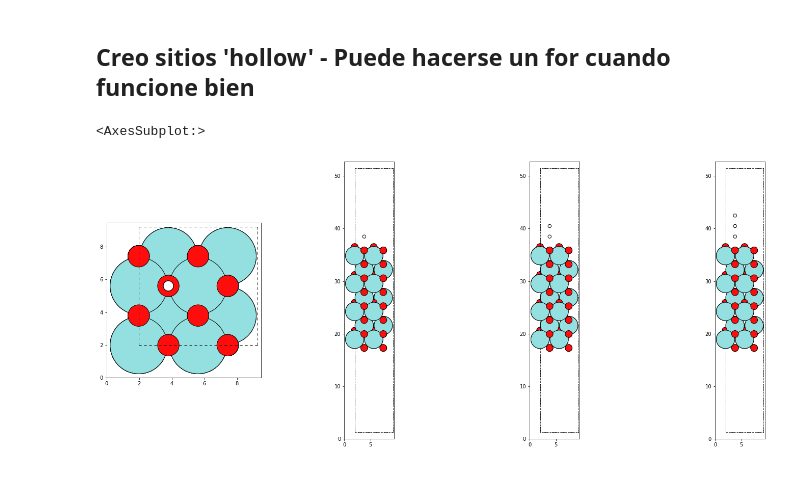
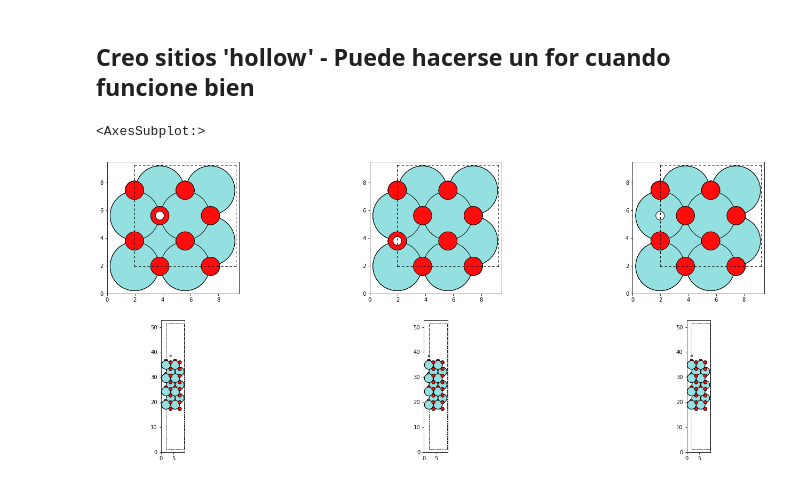
Before and after one commit to Division-Aleaciones-Especiales/ZrO2-Fractura, a Jupyter notebook: Sitios_ZrO2_2x2.ipynb, the cells around one changed output. Saved outputs shown, nothing was run; the diff lists cells and outputs as text; code cells hidden in the pictures.

```diff
--- a/Sitios_ZrO2_2x2.ipynb
+++ b/Sitios_ZrO2_2x2.ipynb
@@ -26,4 +26,4 @@ tl.plotviews(ZrO2001Oterm[0])
 # %% [markdown]
 ### · Creo Celda 2x2
 # %%
-ZrO2001Oterm_2x2 = [make_supercell(ZrO2001Oterm[i],[[2,0,0],[0,2,0],[0,0,1]],tol=1e-10, wrap=True) for i in range(len(ZrO2001Oterm))]
+ZrO2001Oterm_2x2_unsorted = [make_supercell(thisurface,[[2,0,0],[0,2,0],[0,0,1]],tol=1e-10, wrap=True) for thisurface in ZrO2001Oterm]
@@ -30,3 +32,5 @@ ZrO2001Oterm_2x2 = [make_supercell(ZrO2001Oterm[i],[[2,0,0],[0,2,0],[0,0,1]],tol
+# %%
+ZrO2001Oterm_2x2 = [sort(thissurface.copy()) for thissurface in ZrO2001Oterm_2x2_unsorted]
 # %%
 tl.plotviews(ZrO2001Oterm_2x2[0])
 # %% [output]
@@ -40,17 +44,20 @@ SitesZrO2 = []
 tl.get_adsite(ZrO2001Oterm_2x2[0], site='hollow', face='top')
 SitesZrO2.append(tl.make_adstruc(ZrO2001Oterm_2x2[0], 'RotBotTop', theface='top', thesite='hollow'))
 
-tl.get_adsite(SitesZrO2[0], site='hollow', face='top')
-SitesZrO2.append(tl.make_adstruc(SitesZrO2[0], 'RotBotTop', theface='top', thesite='hollow'))
+tl.get_adsite(ZrO2001Oterm_2x2[0], site='top', face='top')
+SitesZrO2.append(tl.make_adstruc(ZrO2001Oterm_2x2[0], 'RotBotTop', theface='top', thesite='top'))
 
-tl.get_adsite(SitesZrO2[1], site='hollow', face='top')
-SitesZrO2.append(tl.make_adstruc(SitesZrO2[1], 'RotBotTop', theface='top', thesite='hollow'))
+tl.get_adsite(ZrO2001Oterm_2x2[0], site='bridge', face='top')
+SitesZrO2.append(tl.make_adstruc(ZrO2001Oterm_2x2[0], 'RotBotTop', theface='top', thesite='bridge'))
 # %%
-fig, ax = plt.subplots(1, 4)
-plot_atoms(SitesZrO2[2], ax=ax[0])
-plot_atoms(SitesZrO2[0], ax=ax[1], rotation="-90x")
-plot_atoms(SitesZrO2[1], ax=ax[2], rotation="-90x")
-plot_atoms(SitesZrO2[2], ax=ax[3], rotation="-90x")
+fig, ax = plt.subplots(2, 3)
+plot_atoms(SitesZrO2[0], ax=ax[0,0])
+plot_atoms(SitesZrO2[0], ax=ax[1,0], rotation='-90x')
+plot_atoms(SitesZrO2[1], ax=ax[0,1])
+plot_atoms(SitesZrO2[1], ax=ax[1,1], rotation='-90x')
+plot_atoms(SitesZrO2[2], ax=ax[0,2])
+plot_atoms(SitesZrO2[2], ax=ax[1,2], rotation='-90x')
+#plot_atoms(SitesZrO2[4], ax=ax[3])
 # %% [output]
 <AxesSubplot:>
-[figure, old version]
+[figure, new version]
```
Also changed, not shown: parts of 1 cell of this notebook.
